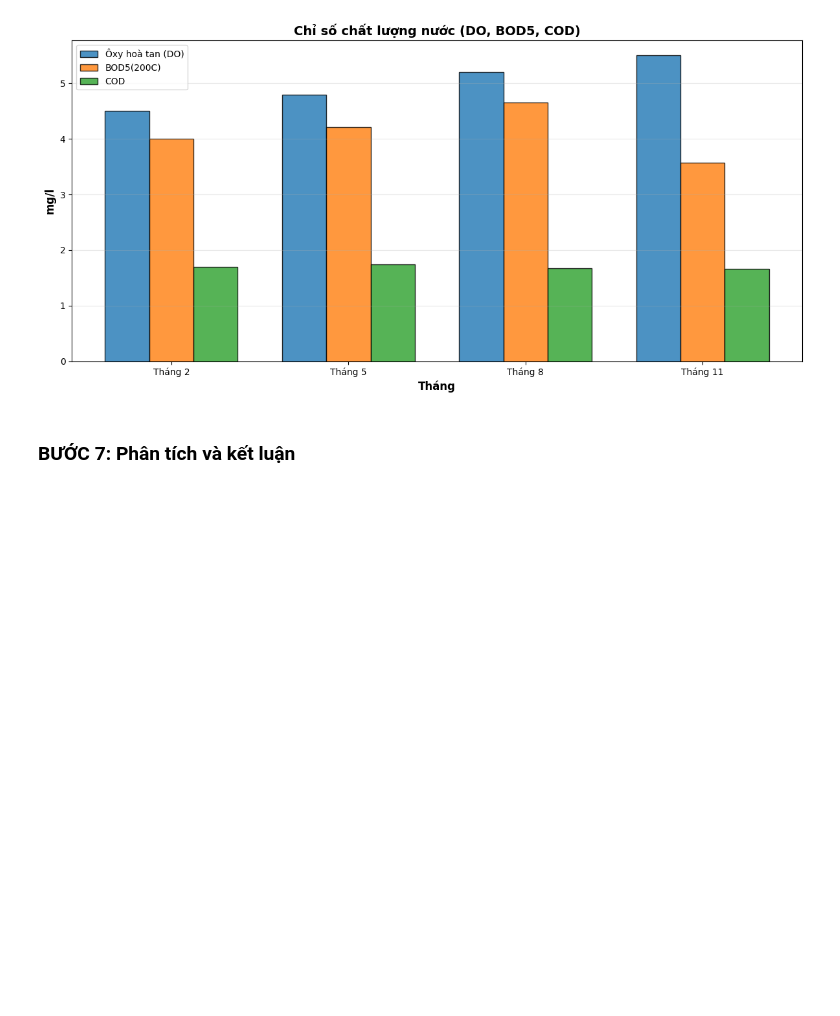
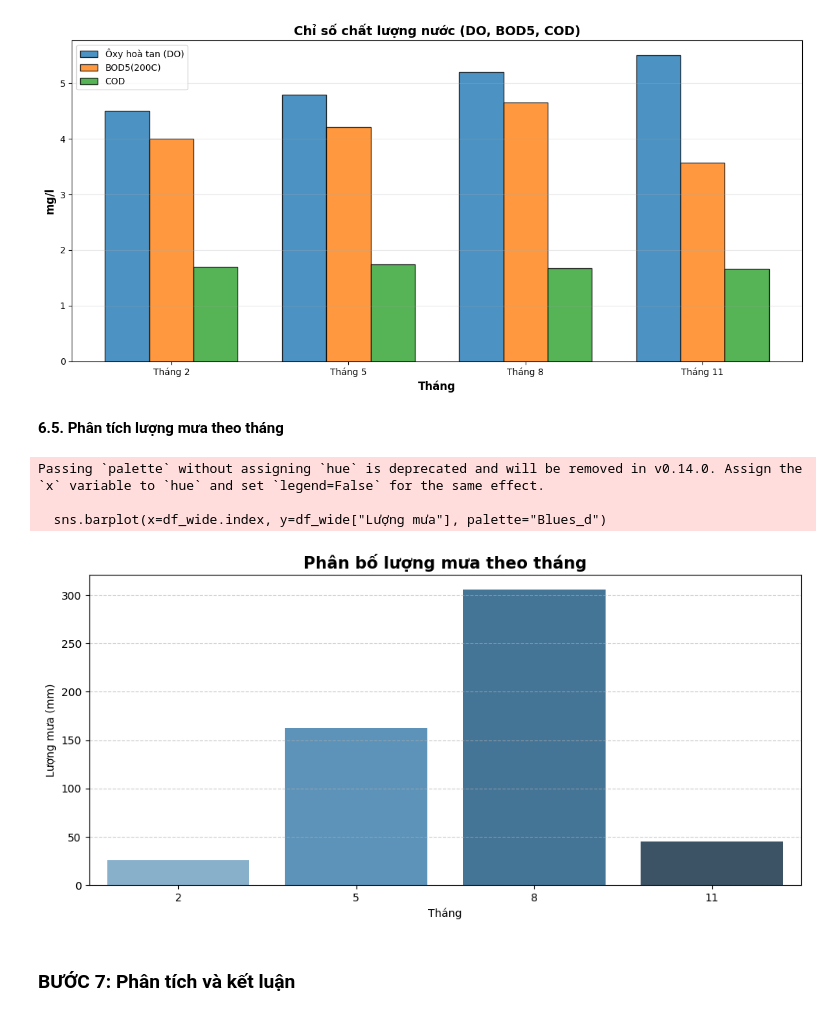
Before and after one commit to ArrayPowerPlay/Data_Science_practice, a Jupyter notebook: self_practice/marine_resource_management/CatBa_environment_preprocessing.ipynb, the cells around one changed output. Cells and saved outputs as stored; diff of their text form; code cells hidden in the pictures; blank space fills up the shorter version.

```diff
--- a/self_practice/marine_resource_management/CatBa_environment_preprocessing.ipynb
+++ b/self_practice/marine_resource_management/CatBa_environment_preprocessing.ipynb
@@ -465,6 +463,21 @@ if available_quality:
     plt.tight_layout()
 # %% [output]
 [figure]
+# %% [markdown]
+**6.5. Phân tích lượng mưa theo tháng**
+# %%
+plt.figure(figsize=(10, 5))
+sns.barplot(x=df_wide.index, y=df_wide["Lượng mưa"], palette="Blues_d")
+plt.title("Phân bố lượng mưa theo tháng", fontsize=15, fontweight='bold')
+plt.xlabel("Tháng")
+plt.ylabel("Lượng mưa (mm)")
+plt.grid(axis='y', linestyle='--', alpha=0.6)
+plt.tight_layout()
+# %% [output]
+Passing `palette` without assigning `hue` is deprecated and will be removed in v0.14.0. Assign the `x` variable to `hue` and set `legend=False` for the same effect.
+
+  sns.barplot(x=df_wide.index, y=df_wide["Lượng mưa"], palette="Blues_d")
+[figure, added]
 # %% [markdown]
 ### BƯỚC 7: Phân tích và kết luận
 # %% [markdown]
```
Also changed, not shown: parts of 2 cells of this notebook, 8 other files.
